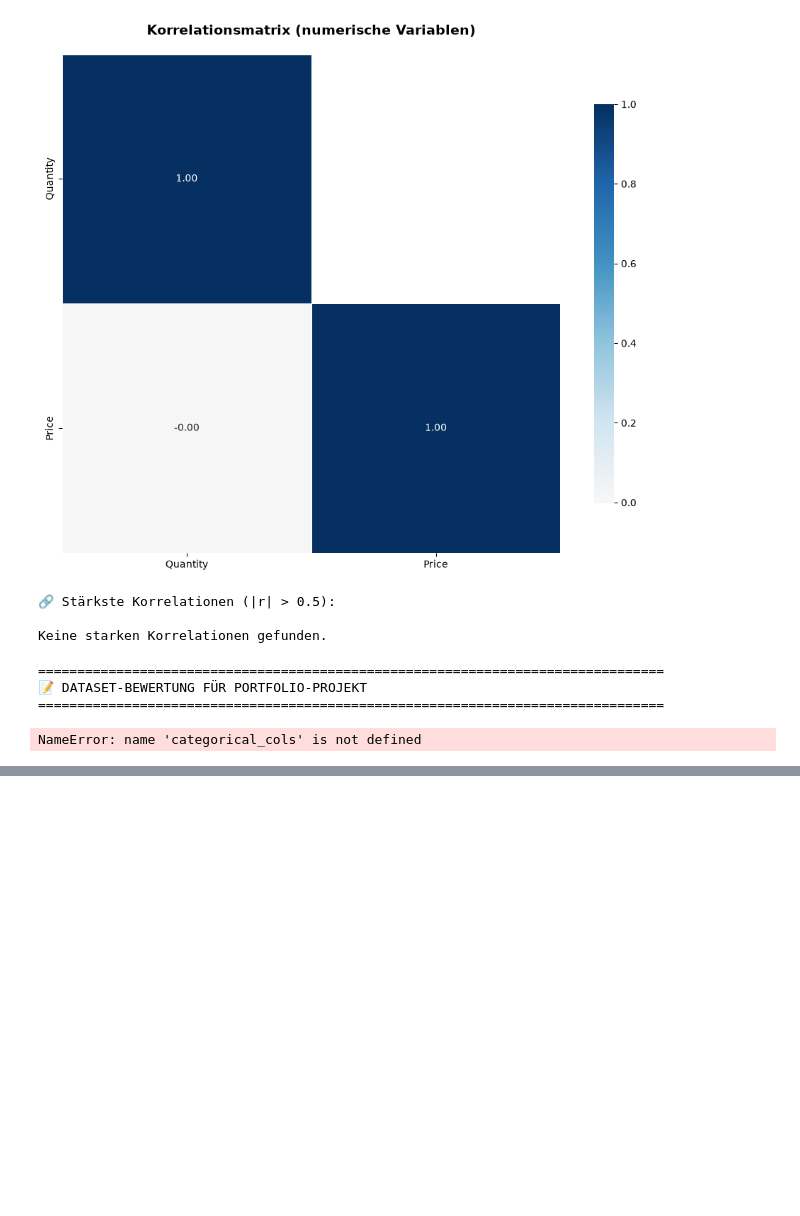
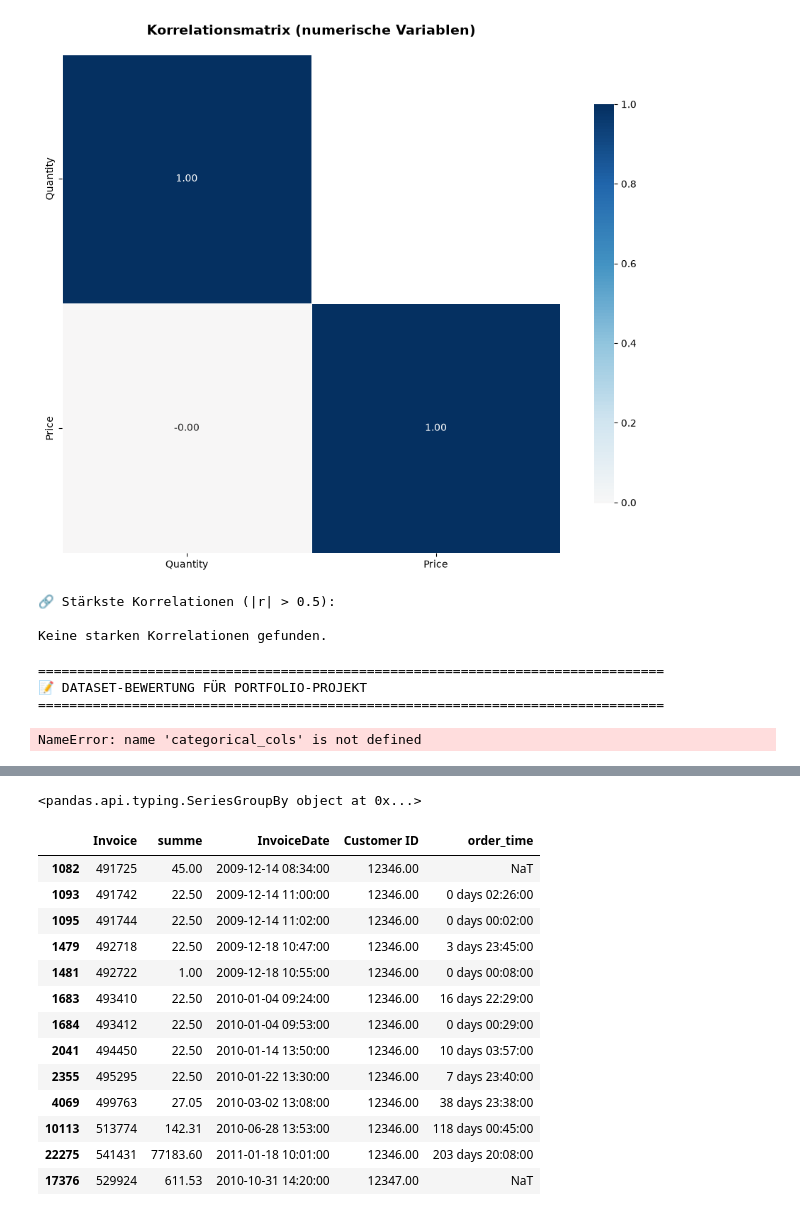
Before and after one commit to MVKall/UCI-Online-Retail-II, a Jupyter notebook: or.ipynb, the cells around one changed output, grey strips where cells are left out. Saved outputs shown, nothing was run; the diff lists cells and outputs as text; code cells hidden in the pictures; blank space fills up the shorter version.

```diff
--- a/or.ipynb
+++ b/or.ipynb
@@ -601,0 +729,23 @@ NameError: name 'categorical_cols' is not defined
+# %%
+print(df4s.groupby('Customer ID')['InvoiceDate'])
+# %% [output]
+<pandas.api.typing.SeriesGroupBy object at 0x...>
+# %%
+# order_time Berechnung pro Kunde
+df4s['order_time'] = df4s['InvoiceDate'] - df4s.groupby('Customer ID')['InvoiceDate'].shift(1)
+df4s.head(13)
+# %% [output]
+|  | Invoice | summe | InvoiceDate | Customer ID | order_time |
+| 1082 | 491725 | 45.00 | 2009-12-14 08:34:00 | 12346.00 | NaT |
+| 1093 | 491742 | 22.50 | 2009-12-14 11:00:00 | 12346.00 | 0 days 02:26:00 |
+| 1095 | 491744 | 22.50 | 2009-12-14 11:02:00 | 12346.00 | 0 days 00:02:00 |
+| 1479 | 492718 | 22.50 | 2009-12-18 10:47:00 | 12346.00 | 3 days 23:45:00 |
+| 1481 | 492722 | 1.00 | 2009-12-18 10:55:00 | 12346.00 | 0 days 00:08:00 |
+| 1683 | 493410 | 22.50 | 2010-01-04 09:24:00 | 12346.00 | 16 days 22:29:00 |
+| 1684 | 493412 | 22.50 | 2010-01-04 09:53:00 | 12346.00 | 0 days 00:29:00 |
+| 2041 | 494450 | 22.50 | 2010-01-14 13:50:00 | 12346.00 | 10 days 03:57:00 |
+| 2355 | 495295 | 22.50 | 2010-01-22 13:30:00 | 12346.00 | 7 days 23:40:00 |
+| 4069 | 499763 | 27.05 | 2010-03-02 13:08:00 | 12346.00 | 38 days 23:38:00 |
+| 10113 | 513774 | 142.31 | 2010-06-28 13:53:00 | 12346.00 | 118 days 00:45:00 |
+| 22275 | 541431 | 77183.60 | 2011-01-18 10:01:00 | 12346.00 | 203 days 20:08:00 |
+| 17376 | 529924 | 611.53 | 2010-10-31 14:20:00 | 12347.00 | NaT |
```
Also changed, not shown: parts of 36 cells of this notebook, 3 other files.
